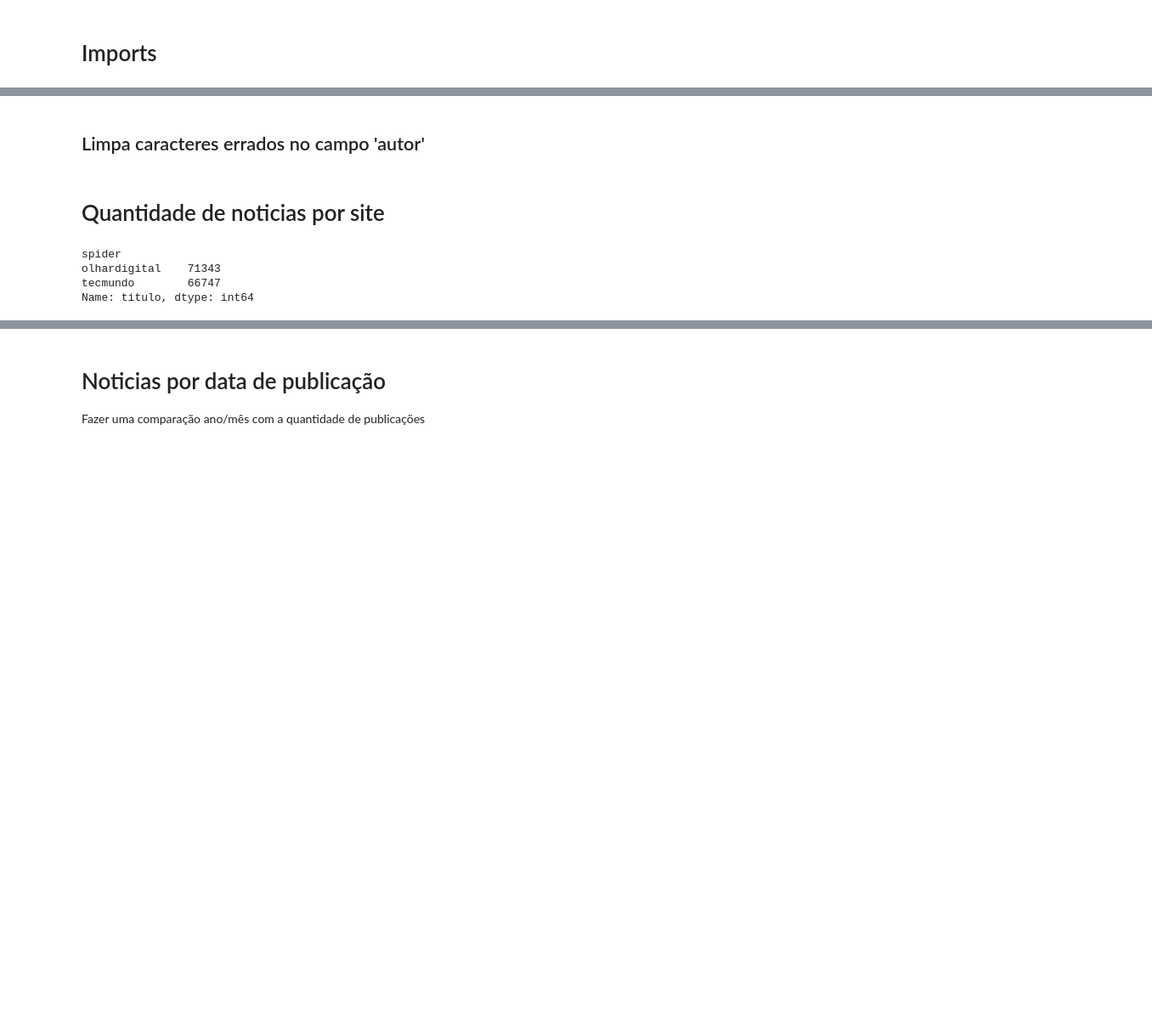
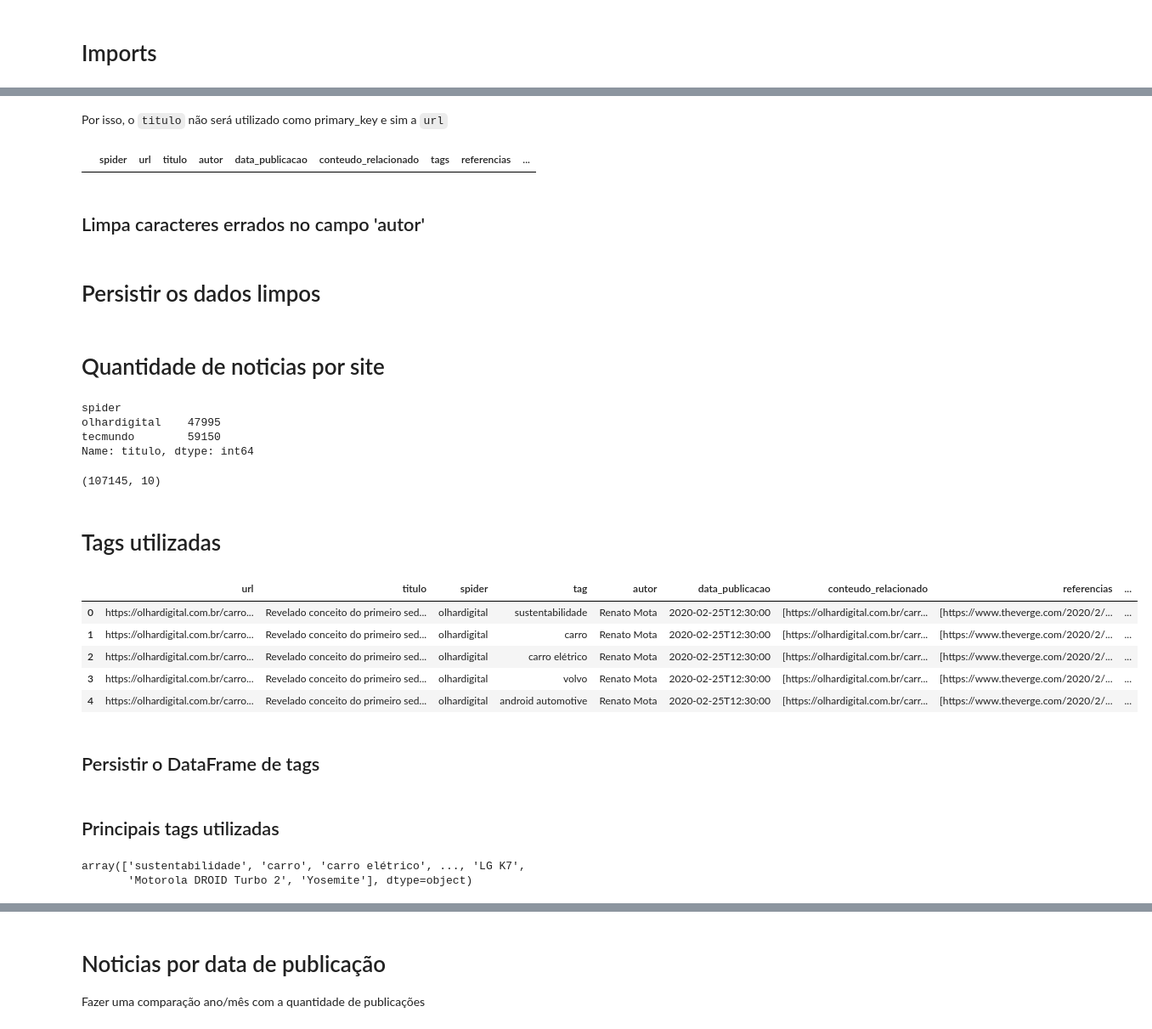
Before and after one commit to naanadr/portais-noticias-tech, a Jupyter notebook: analises/analises.ipynb, the cells around one changed output, grey strips where cells are left out. Shown: that part at 85% size. Drawn from its saved outputs; the diff is of its cells as text; code cells hidden in the pictures; blank space fills up the shorter version.

Commit message:
Adiciona analises dos dados obtidos

```diff
--- a/analises/analises.ipynb
+++ b/analises/analises.ipynb
@@ -67,3 +104,11 @@ mongo_df.head()
+# %% [markdown]
+Por isso, o `titulo` não será utilizado como primary_key e sim a `url`
+# %%
+df_noticias_dupl = df_noticias[df_noticias.duplicated(subset=['url'])]
+
+df_noticias_dupl
+# %% [output]
+|  | spider | url | titulo | autor | data_publicacao | conteudo_relacionado | tags | referencias | ... |
 # %% [markdown]
 ## Limpa caracteres errados no campo 'autor'
 # %%
@@ -79,0 +123,5 @@ mongo_df['autor'] = mongo_df['autor'].apply(remove_)
+# %%
+df_noticias['autor'] = df_noticias['autor'].apply(remove_)
+df_noticias['revisor'] = df_noticias['revisor'].apply(remove_)
+# %% [markdown]
+# Persistir os dados limpos
@@ -80,9 +130,61 @@ mongo_df['autor'] = mongo_df['autor'].apply(remove_)
 # %% [markdown]
 # Quantidade de noticias por site
 # %%
-mongo_df.groupby('spider')['titulo'].count()
+df_noticias.groupby('spider')['titulo'].count()
 # %% [output]
 spider
-olhardigital    71343
-tecmundo        66747
+olhardigital    47995
+tecmundo        59150
 Name: titulo, dtype: int64
+# %%
+df_noticias.shape
+# %% [output]
+(107145, 10)
+# %% [markdown]
+# Tags utilizadas
+# %%
+urls = []
+titulos = []
+tags = []
+spider = []
+autor = []
+data_publicacao = []
+conteudo_relacionado = []
+referencias = []
+revisor = []
+qtd_comentarios = []
+
+for i, tags_ in df_noticias['tags'].items():
+    elemento = df_noticias.iloc[i]
+
+    if type(tags_) != float:
+        for tag in tags_:
+            tag = remove_(tag)
+            urls.append(elemento.url)
+            titulos.append(elemento.titulo)
+            spider.append(elemento.spider)
+            autor.append(elemento.autor)
+            data_publicacao.append(elemento.data_publicacao)
+            conteudo_relacionado.append(elemento.conteudo_relacionado)
+            referencias.append(elemento.referencias)
+            revisor.append(elemento.revisor)
+            qtd_comentarios.append(elemento.qtd_comentarios)
+            tags.append(tag)
+
+
+df_tags = pd.DataFrame({'url': urls, 'titulo': titulos, 'spider': spider,
+                        'tag': tags, 'autor': autor, 'data_publicacao': data_publicacao,
+                        'conteudo_relacionado': conteudo_relacionado,
+                        'referencias': referencias, 'revisor': revisor,
+                        'qtd_comentarios': qtd_comentarios})
+# %%
+df_tags.head()
+# %% [output]
+|  | url | titulo | spider | tag | autor | data_publicacao | conteudo_relacionado | referencias | ... |
+| 0 | https://olhardigital.com.br/carro... | Revelado conceito do primeiro sed... | olhardigital | sustentabilidade | Renato Mota | 2020-02-25T12:30:00 | [https://olhardigital.com.br/carr... | [https://www.theverge.com/2020/2/... | ... |
+| 1 | https://olhardigital.com.br/carro... | Revelado conceito do primeiro sed... | olhardigital | carro | Renato Mota | 2020-02-25T12:30:00 | [https://olhardigital.com.br/carr... | [https://www.theverge.com/2020/2/... | ... |
+| 2 | https://olhardigital.com.br/carro... | Revelado conceito do primeiro sed... | olhardigital | carro elétrico | Renato Mota | 2020-02-25T12:30:00 | [https://olhardigital.com.br/carr... | [https://www.theverge.com/2020/2/... | ... |
+| 3 | https://olhardigital.com.br/carro... | Revelado conceito do primeiro sed... | olhardigital | volvo | Renato Mota | 2020-02-25T12:30:00 | [https://olhardigital.com.br/carr... | [https://www.theverge.com/2020/2/... | ... |
+| 4 | https://olhardigital.com.br/carro... | Revelado conceito do primeiro sed... | olhardigital | android automotive | Renato Mota | 2020-02-25T12:30:00 | [https://olhardigital.com.br/carr... | [https://www.theverge.com/2020/2/... | ... |
+# %% [markdown]
+## Persistir o DataFrame de tags
@@ -88,0 +193,7 @@ Name: titulo, dtype: int64
+# %% [markdown]
+## Principais tags utilizadas
+# %%
+df_tags['tag'].unique()
+# %% [output]
+array(['sustentabilidade', 'carro', 'carro elétrico', ..., 'LG K7',
+       'Motorola DROID Turbo 2', 'Yosemite'], dtype=object)
```
Also changed, not shown: parts of 29 cells of this notebook.
